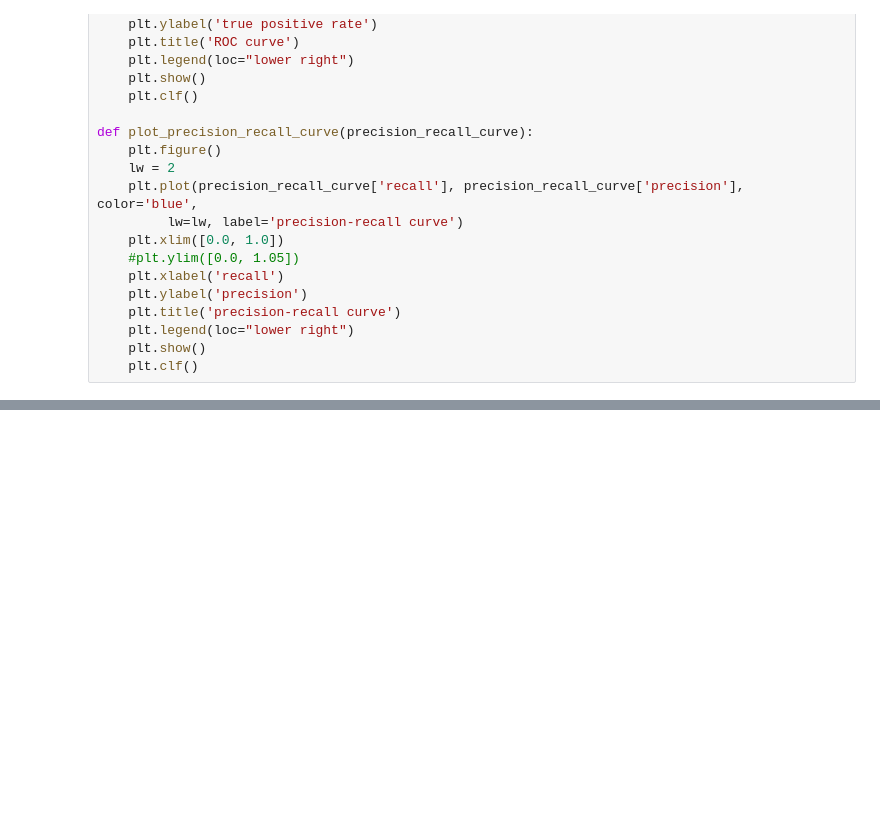
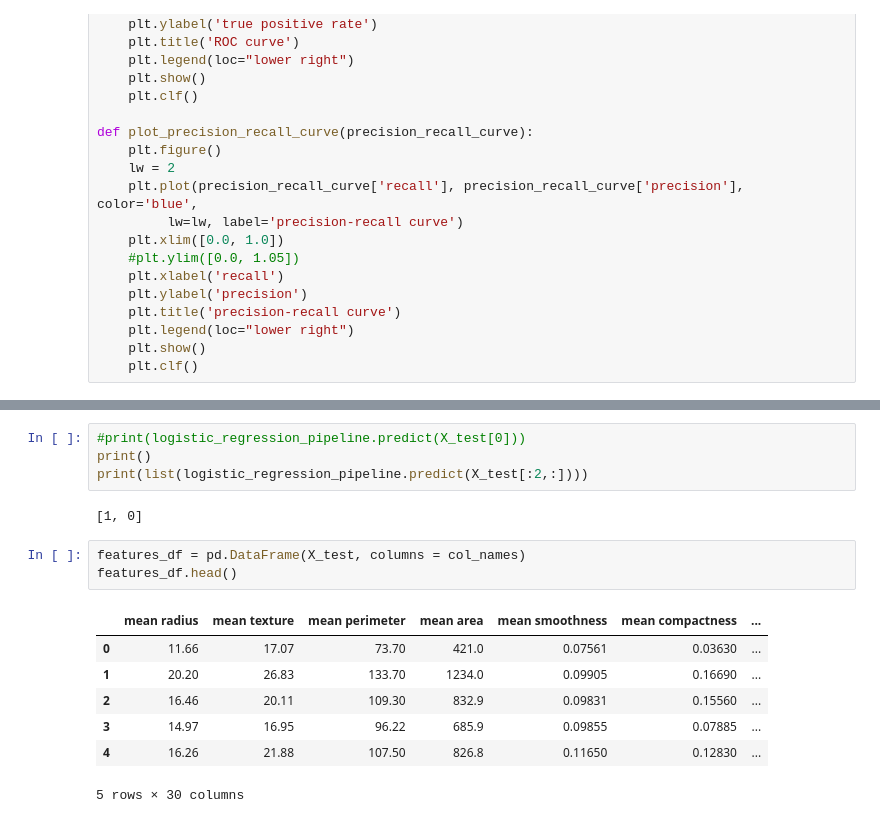
Before and after one commit to tsekulski/prediction_api, a Jupyter notebook: sklearn_and_json_tests.ipynb, the cells around one changed output, grey strips where cells are left out. Saved outputs shown, nothing was run; the diff lists cells and outputs as text; blank space fills up the shorter version.

```diff
--- a/sklearn_and_json_tests.ipynb
+++ b/sklearn_and_json_tests.ipynb
@@ -186 +186,18 @@ precision_recall_curve:
 <matplotlib.figure.Figure at 0x...>
+# %%
+#print(logistic_regression_pipeline.predict(X_test[0]))
+print()
+print(list(logistic_regression_pipeline.predict(X_test[:2,:])))
+# %% [output]
+[1, 0]
+# %%
+features_df = pd.DataFrame(X_test, columns = col_names)
+features_df.head()
+# %% [output]
+|  | mean radius | mean texture | mean perimeter | mean area | mean smoothness | mean compactness | ... |
+| 0 | 11.66 | 17.07 | 73.70 | 421.0 | 0.07561 | 0.03630 | ... |
+| 1 | 20.20 | 26.83 | 133.70 | 1234.0 | 0.09905 | 0.16690 | ... |
+| 2 | 16.46 | 20.11 | 109.30 | 832.9 | 0.09831 | 0.15560 | ... |
+| 3 | 14.97 | 16.95 | 96.22 | 685.9 | 0.09855 | 0.07885 | ... |
+| 4 | 16.26 | 21.88 | 107.50 | 826.8 | 0.11650 | 0.12830 | ... |
+5 rows × 30 columns
```
Also changed, not shown: parts of 7 cells of this notebook, 2 other files.
